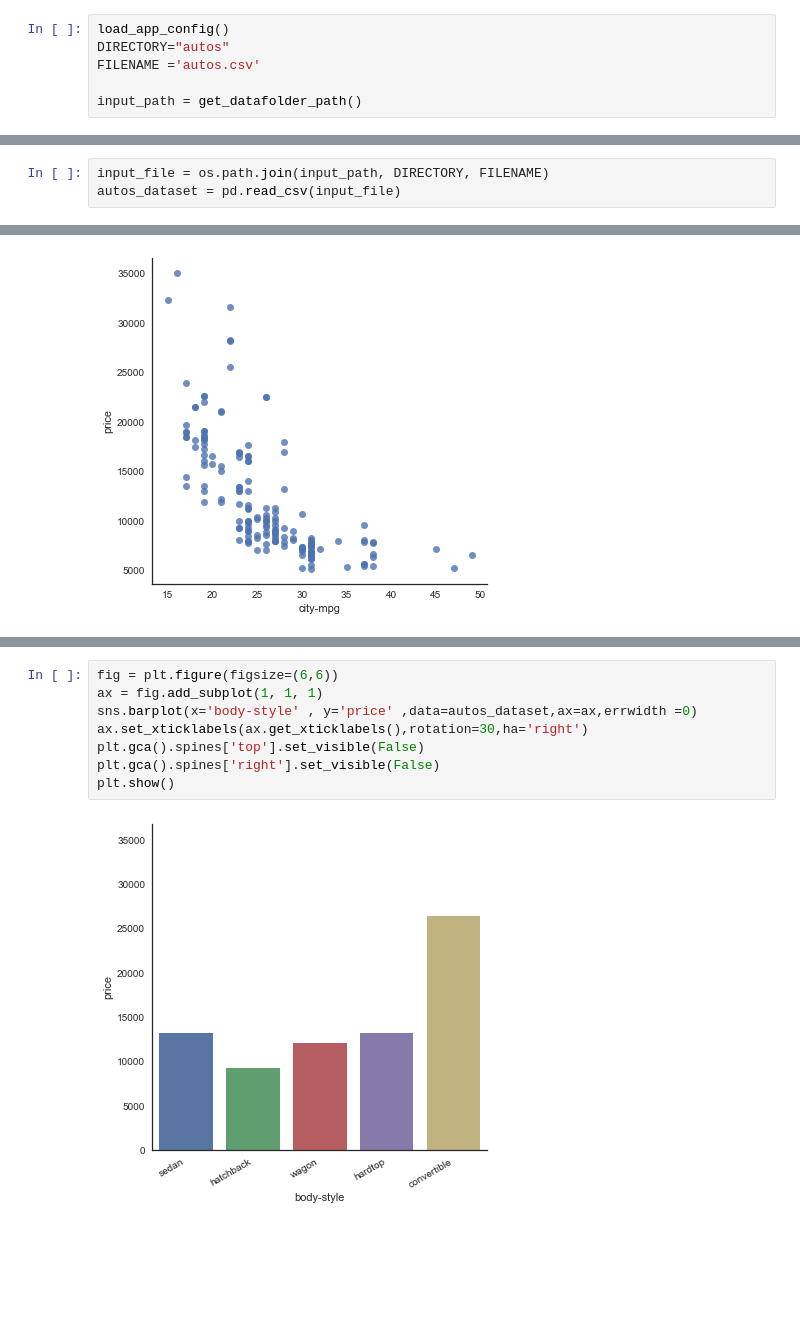
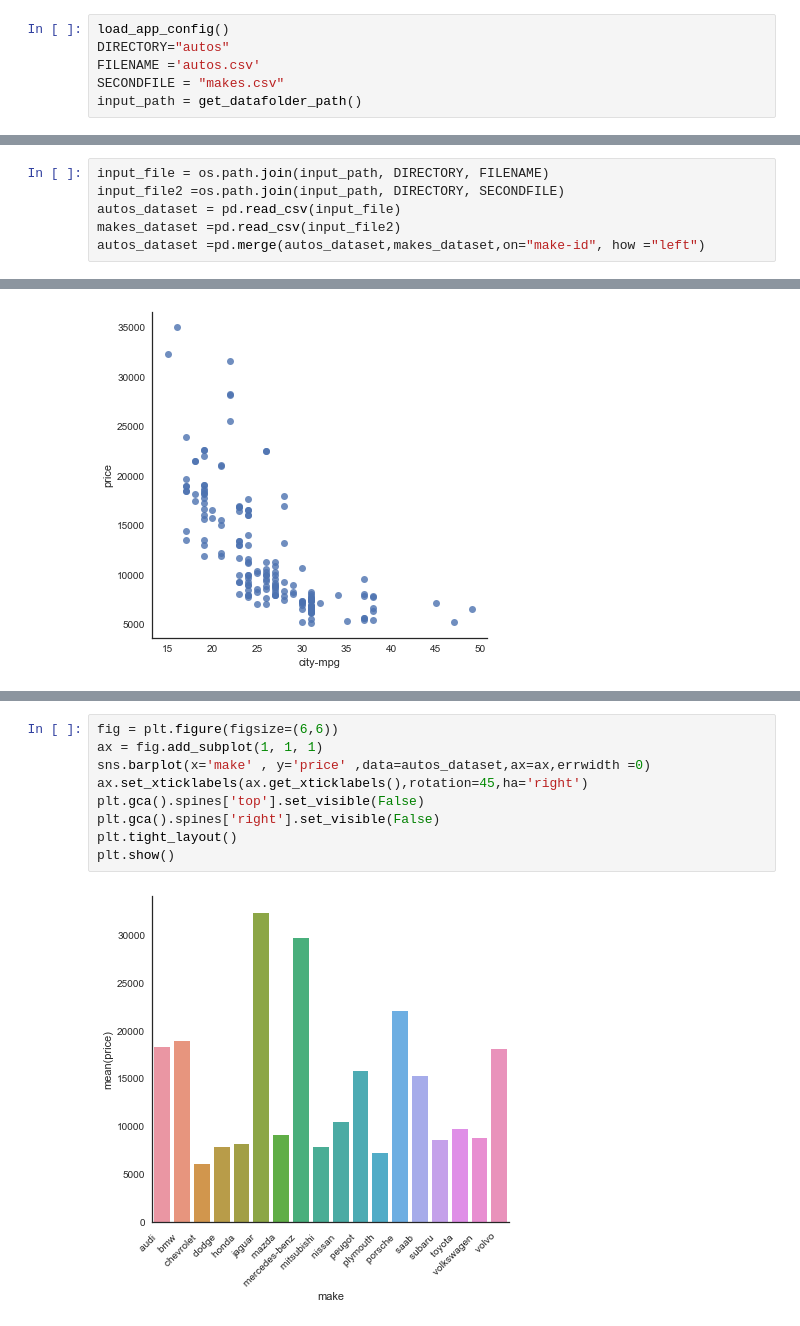
Before and after one commit to krishnamohan-seelam/MachineLearning_obsolete, a Jupyter notebook: Visualize/Visualization_Autos.ipynb, the cells around one changed output, grey strips where cells are left out. Saved outputs shown, nothing was run; the diff lists cells and outputs as text; blank space fills up the shorter version.

```diff
--- a/Visualize/Visualization_Autos.ipynb
+++ b/Visualize/Visualization_Autos.ipynb
@@ -16,6 +16,6 @@ pd.set_option('precision', 4)
 load_app_config()
 DIRECTORY="autos"
 FILENAME ='autos.csv'
-
+SECONDFILE = "makes.csv"
 input_path = get_datafolder_path()
 # %% [output]
@@ -24,7 +24,10 @@ Adding F:\DataSource  to system path
 Adding F:\MachineLearning  to system path
 # %%
 input_file = os.path.join(input_path, DIRECTORY, FILENAME)
+input_file2 =os.path.join(input_path, DIRECTORY, SECONDFILE)
 autos_dataset = pd.read_csv(input_file)
+makes_dataset =pd.read_csv(input_file2)
+autos_dataset =pd.merge(autos_dataset,makes_dataset,on="make-id", how ="left")
 # %%
 autos_dataset.info()
 # %% [output]
@@ -122,10 +125,11 @@ plt.show()
 # %%
 fig = plt.figure(figsize=(6,6))
 ax = fig.add_subplot(1, 1, 1)
-sns.barplot(x='body-style' , y='price' ,data=autos_dataset,ax=ax,errwidth =0)
-ax.set_xticklabels(ax.get_xticklabels(),rotation=30,ha='right')
+sns.barplot(x='make' , y='price' ,data=autos_dataset,ax=ax,errwidth =0)
+ax.set_xticklabels(ax.get_xticklabels(),rotation=45,ha='right')
 plt.gca().spines['top'].set_visible(False)
 plt.gca().spines['right'].set_visible(False)
+plt.tight_layout()
 plt.show()
 # %% [output]
-[figure, old version]
+[figure, new version]
```
Also changed, not shown: parts of 18 cells of this notebook, 1 other file.
